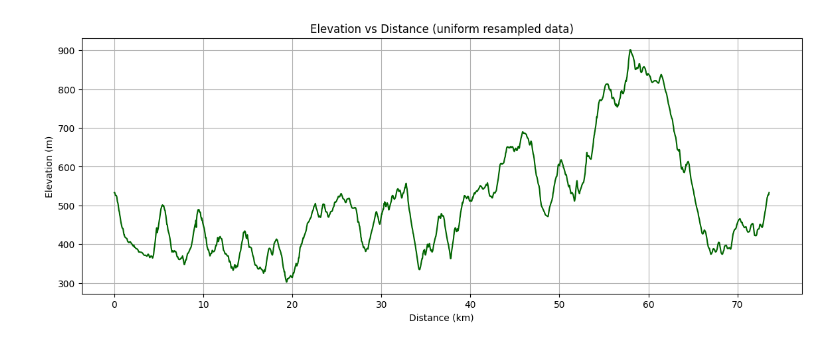
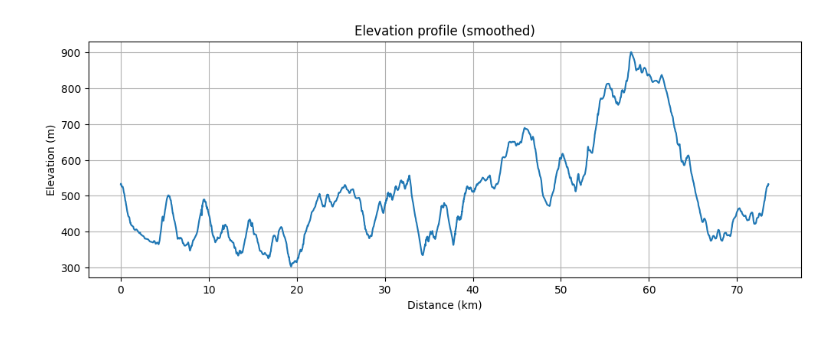
Before and after one commit to niklasgoebel/01.Race_Strategy_Generator, a Jupyter notebook: notebooks/01_gpx_parsing.ipynb, the cells around one changed output. Saved outputs shown, nothing was run; the diff lists cells and outputs as text; code cells hidden in the pictures.

```diff
--- a/notebooks/01_gpx_parsing.ipynb
+++ b/notebooks/01_gpx_parsing.ipynb
@@ -85,0 +9,15 @@ df_res, seg, key_climbs, course_summary, segment_summaries, climb_summaries = \
+# %%
+cfg = PipelineConfig(
+    gpx_path="../data/Chianti course.gpx",
+    elevation_floor_m=200.0,
+    savgol_window_length=13,
+    savgol_polyorder=3,
+    llm_model="gpt-4.1-mini",
+    llm_max_output_tokens=3000,
+)
+
+res = run_pipeline(cfg)
+res.strategy_data.keys()
+res.strategy_tables.keys()
+res.strategy_tables["pacing_chunks"].head()
+res.strategy_tables["critical_sections"].head()
@@ -86,10 +31,10 @@ df_res, seg, key_climbs, course_summary, segment_summaries, climb_summaries = \
 # %%
-plt.figure(figsize=(14,5))
-plt.plot(df_res["cum_distance"]/1000, df_res["elev_smooth"], color="darkgreen")
-plt.title("Elevation vs Distance (uniform resampled data)")
+plt.figure(figsize=(12,4))
+plt.plot(res.df_gpx["cum_distance"]/1000, res.df_gpx["elev_smooth"])
 plt.xlabel("Distance (km)")
 plt.ylabel("Elevation (m)")
+plt.title("Elevation profile (smoothed)")
 plt.grid(True)
 plt.show()
 # %% [output]
-[figure, old version]
+[figure, new version]
```
Also changed, not shown: parts of 19 cells of this notebook, 9 other files.
